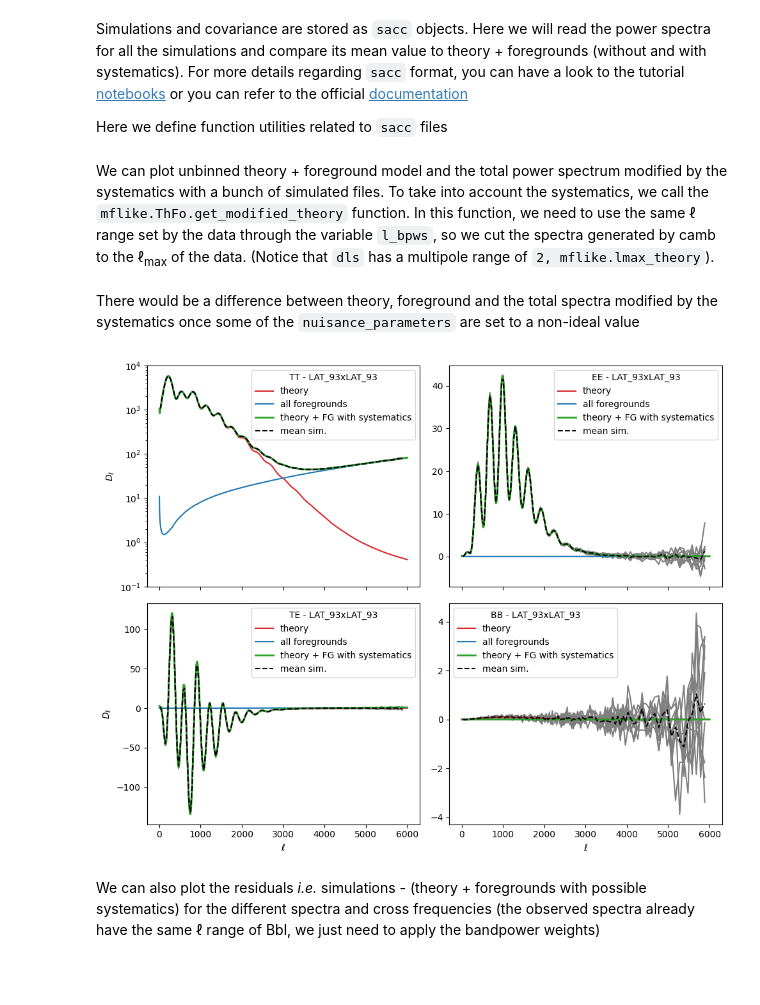
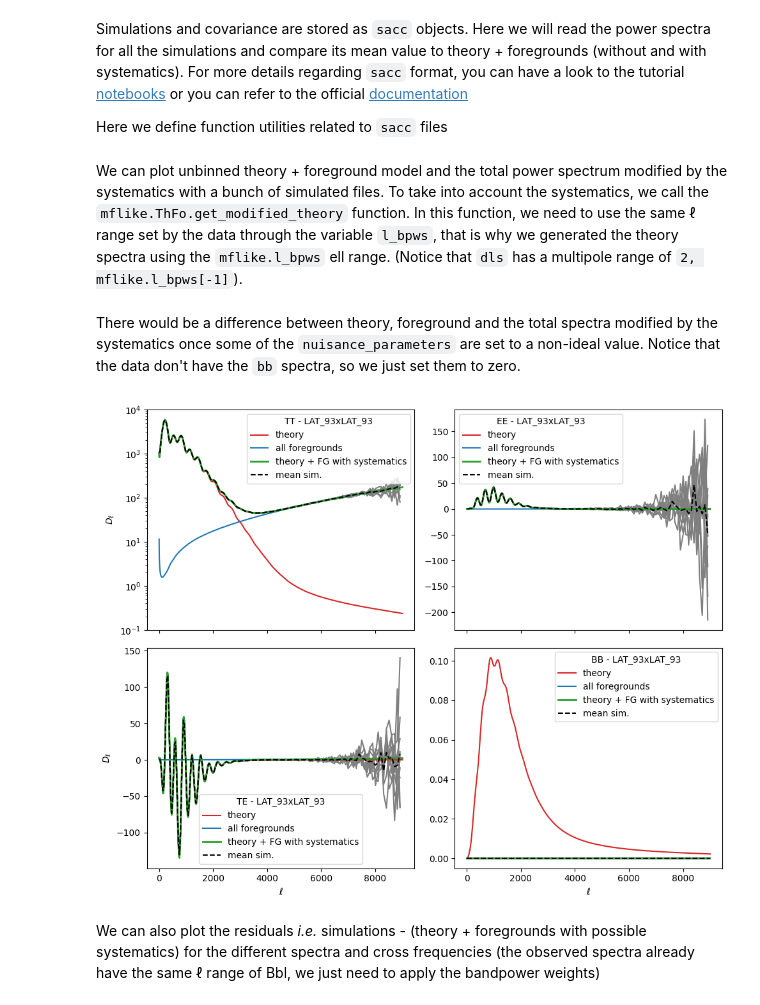
Before and after one commit to simonsobs/LAT_MFLike, a Jupyter notebook: notebooks/mflike_tutorial.ipynb, the cells around one changed output. Saved outputs shown, nothing was run; the diff lists cells and outputs as text; code cells hidden in the pictures; blank space fills up the shorter version.

```diff
--- a/notebooks/mflike_tutorial.ipynb
+++ b/notebooks/mflike_tutorial.ipynb
@@ -188,14 +194,14 @@ default range of `MFLike`. To get a different range, update the value of `mflike
 option in order to recompute $C_\ell$s given the new &ell; range.
 # %%
-lmin, lmax = 2, mflike.lmax_theory
-Cl = {"tt": lmax, "ee": lmax, "te": lmax, "bb": lmax}
+lmin, lmax = 2, mflike.l_bpws[-1]
+Cl = {"tt": lmax-1, "ee": lmax-1, "te": lmax-1, "bb": lmax-1}
 model.theory["camb"].must_provide(Cl=Cl)
 model.logposterior({})
 Dls = model.theory["camb"].get_Cl(ell_factor=True)
 # %% [markdown]
 Let's plot the different spectra
 # %%
-ell = np.arange(lmin, lmax)
+ell = np.arange(lmin, lmax+1)
 dls = {cl: Dls[cl][ell] for cl in Cl.keys()}
 fig, axes = plt.subplots(2, 1, sharex=True, figsize=(6, 8))
 axes[0].set_yscale("log")
@@ -313,7 +319,7 @@ def _get_tracers(spec, cross):
 
 
 def read_sacc_data(spec, cross, sim_id):
-    fn = os.path.join(mflike.data_folder, "data_sacc_{:05d}.fits".format(sim_id))
+    fn = os.path.join(mflike.data_folder, "LAT_simu_sacc_{:05d}.fits".format(sim_id))
     s = sacc.Sacc.load_fits(fn)
     return s.get_ell_cl(*_get_tracers(spec, cross))
 
@@ -323,48 +329,55 @@ def read_sacc_cov(spec, cross):
     bpws = s_b.get_bandpower_windows(ind)
     return cov, bpws
 # %% [markdown]
-We can plot unbinned theory + foreground model and the total power spectrum modified by the systematics with a bunch of simulated files. To take into account the systematics, we call the `mflike.ThFo.get_modified_theory` function. In this function, we need to use the same &ell; range set by the data through the variable `l_bpws`, so we cut the spectra generated by camb to the &ell;<sub>max</sub> of the data. (Notice that `dls` has a multipole range of `2, mflike.lmax_theory`).
+We can plot unbinned theory + foreground model and the total power spectrum modified by the systematics with a bunch of simulated files. To take into account the systematics, we call the `mflike.ThFo.get_modified_theory` function. In this function, we need to use the same &ell; range set by the data through the variable `l_bpws`, that is why we generated the theory spectra using the `mflike.l_bpws` ell range. (Notice that `dls` has a multipole range of `2, mflike.l_bpws[-1]`).
 # %%
 Dls_cmb = {}
 for s in {"tt", "te", "ee", "bb"}:
-    Dls_cmb[s] = np.zeros_like(mflike.l_bpws)
-    Dls_cmb[s] = dls[s][: mflike.l_bpws[-1] - 1]
+    Dls_cmb[s] = np.zeros(mflike.l_bpws.shape[0])
+    Dls_cmb[s] = dls[s][: mflike.l_bpws[-1]]
 # %%
 dl_obs = mflike.ThFo.get_modified_theory(Dls_cmb, **fg_params, **nuisance_params)
 # %% [markdown]
-There would be a difference between theory, foreground and the total spectra modified by the systematics once some of the `nuisance_parameters` are set to a non-ideal value
+There would be a difference between theory, foreground and the total spectra modified by the systematics once some of the `nuisance_parameters` are set to a non-ideal value. Notice that the data don't have the `bb` spectra, so we just set them to zero.
 # %%
 cross = ("LAT_93", "LAT_93")
 nsims = 10
 ell = np.arange(2, mflike.l_bpws[-1] + 1)
 fig, axes = plt.subplots(2, 2, sharex=True, figsize=(10, 8))
 for spec, ax in zip(Cl.keys(), axes.flatten()):
     cls = []
     for i in range(nsims):
-        cls += [read_sacc_data(spec, cross, i)]
-        ax.plot(*cls[-1], color="tab:gray")
+        if spec == "bb":
+            cls += [np.zeros_like(ell)]
+            ax.plot(ell,np.zeros_like(ell), color="tab:gray")
+        else:
+            cls += [read_sacc_data(spec, cross, i)]
+            ax.plot(*cls[-1], color="tab:gray")
     ax.plot(ell, Dls_cmb[spec], color="tab:red", label="theory")
     fg = (
         fg_models[spec, "all", cross[0], cross[1]][: mflike.l_bpws[-1] - 1]
         if spec != "bb"
         else np.zeros_like(ell)
     )
     ax.plot(ell, fg, color="tab:blue", label="all foregrounds")
     obs = dl_obs[(spec, cross[0], cross[1])] if spec != "bb" else np.zeros_like(ell)
     ax.plot(ell, obs, color="tab:green", lw=2, label="theory + FG with systematics")
-    ax.plot(*np.mean(cls, axis=0), "--k", label="mean sim.")
+    if spec != "bb":
+        ax.plot(*np.mean(cls, axis=0), "--k", label="mean sim.")
+    else:
+        ax.plot(ell,np.zeros_like(ell),"--k", label="mean sim.")
     ax.legend(title="{} - {}x{}".format(spec.upper(), *cross))
     if spec == "tt":
         ax.set_yscale("log")
         ax.set_ylim(10**-1, 10**4)
 
 for ax in axes[:, 0]:
     ax.set_ylabel(r"$D_\ell$")
 for ax in axes[-1]:
     ax.set_xlabel(r"$\ell$")
 fig.tight_layout()
 # %% [output]
-[figure, old version]
+[figure, new version]
 # %% [markdown]
 We can also plot the residuals *i.e.* simulations - (theory + foregrounds with possible systematics) for the different spectra
 and cross frequencies (the observed spectra already have the same &ell; range of Bbl, we just need to apply the bandpower weights)
```
Also changed, not shown: parts of 25 cells of this notebook, 6 other files.
